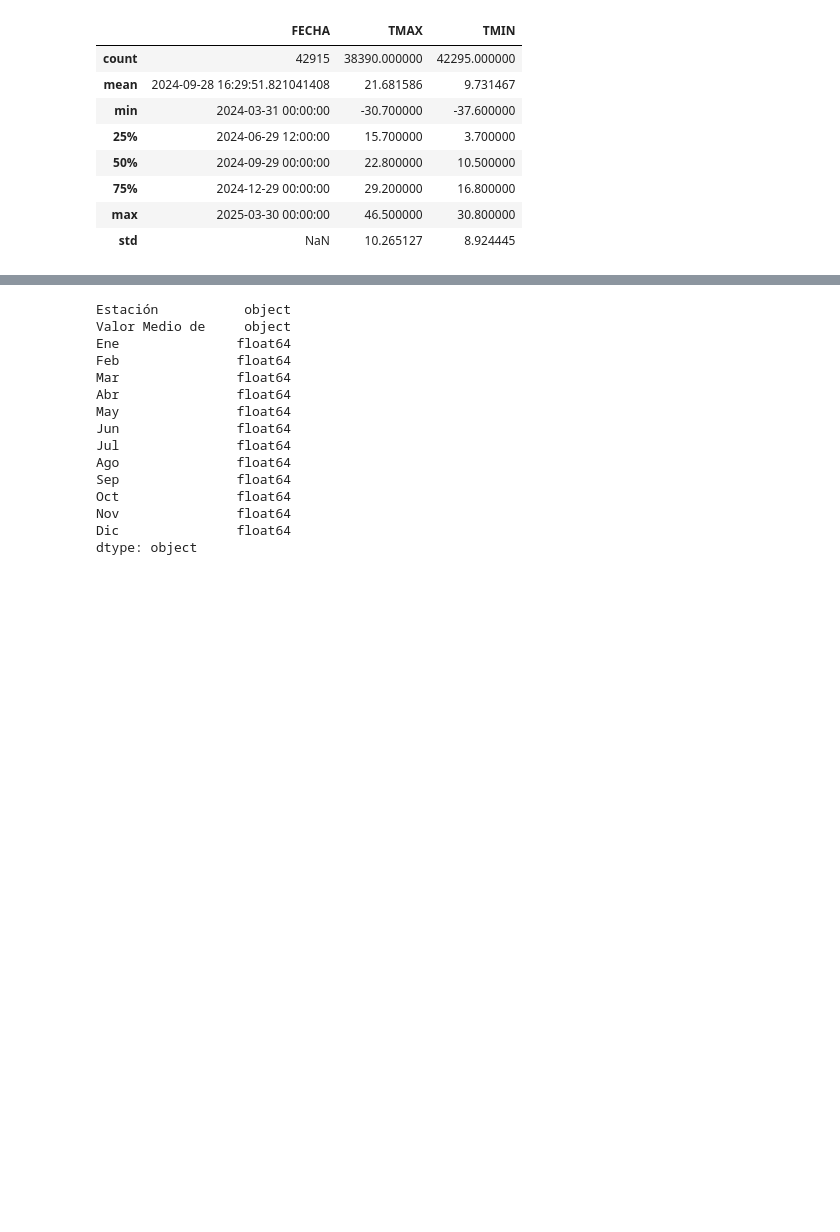
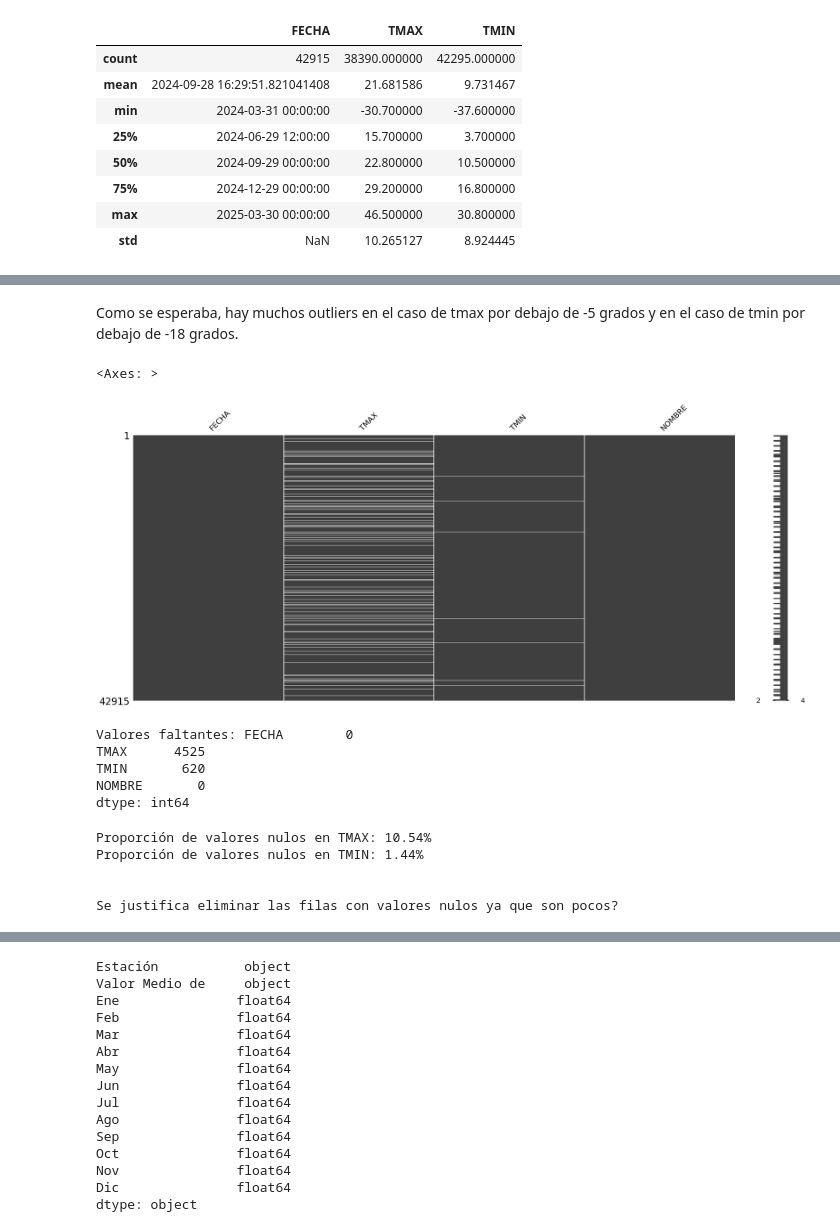
Before and after one commit to jFet1/CEIA-19Co2024, a Jupyter notebook: 2 Bimestre/AdD/Trabajo_final_juan.ipynb, the cells around one changed output, grey strips where cells are left out. Cells and saved outputs as stored; diff of their text form; code cells hidden in the pictures; blank space fills up the shorter version.

Commit message:
se justifica borrar filas por 10%?

```diff
--- a/2 Bimestre/AdD/Trabajo_final_juan.ipynb
+++ b/2 Bimestre/AdD/Trabajo_final_juan.ipynb
@@ -106,0 +148,29 @@ Estadística descriptiva de las numéricas:
+# %% [markdown]
+Como se esperaba, hay muchos outliers en el caso de tmax por debajo de -5 grados y en el caso de tmin por debajo de -18 grados.
+# %%
+# Matriz de valores faltantes
+msno.matrix(df_ly)
+# %% [output]
+<Axes: >
+[figure, added]
+# %%
+print(f"Valores faltantes: {df_ly.isnull().sum()}")  # Calcular valores faltantes
+# %% [output]
+Valores faltantes: FECHA        0
+TMAX      4525
+TMIN       620
+NOMBRE       0
+dtype: int64
+# %%
+# Calcular la proporción de valores nulos en la columna TMAX
+proporcion_nulos = df_ly['TMAX'].isnull().sum() / len(df_ly)
+print(f"Proporción de valores nulos en TMAX: {proporcion_nulos*100:.02f}%")
+proporcion_nulos = df_ly['TMIN'].isnull().sum() / len(df_ly)
+print(f"Proporción de valores nulos en TMIN: {proporcion_nulos*100:.02f}%")
+print('\n\nSe justifica eliminar las filas con valores nulos ya que son pocos?')
+# %% [output]
+Proporción de valores nulos en TMAX: 10.54%
+Proporción de valores nulos en TMIN: 1.44%
+
+
+Se justifica eliminar las filas con valores nulos ya que son pocos?
```
Also changed, not shown: parts of 11 cells of this notebook.
